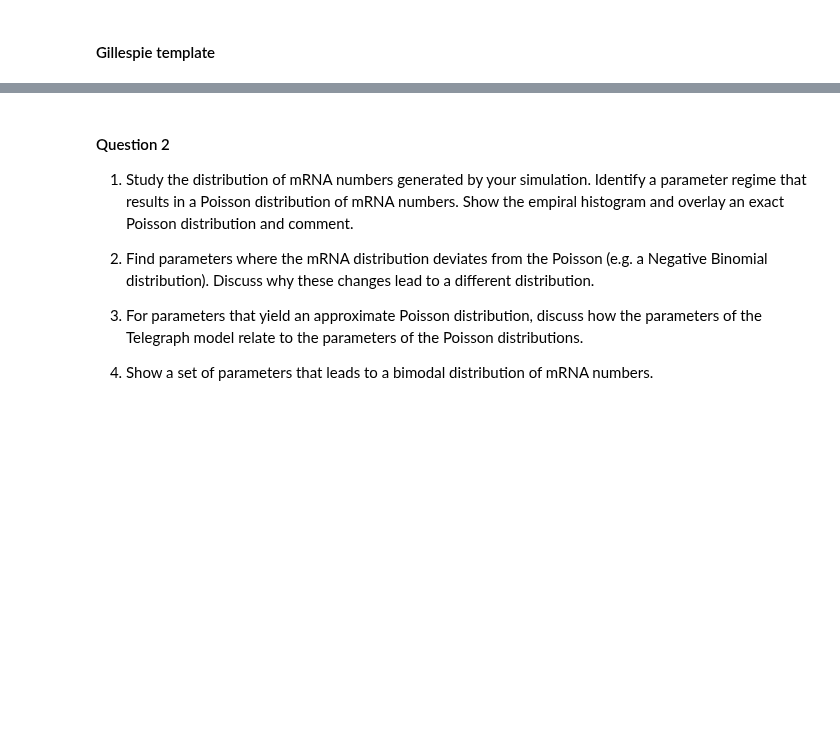
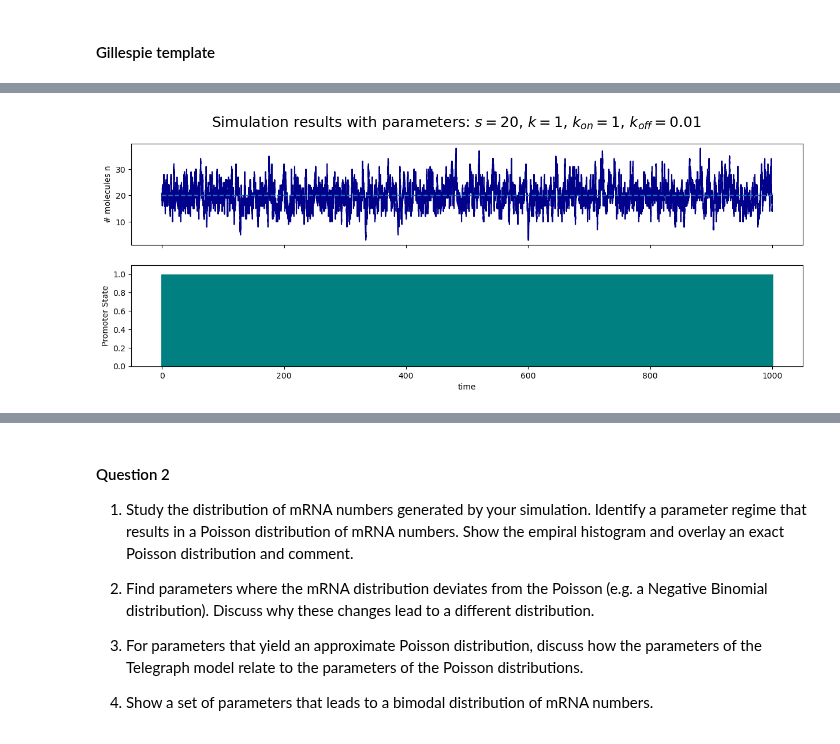
Before and after one commit to morri4shao/Genome-to-Function-class-project3, a Jupyter notebook: Module3_A.ipynb, the cells around one changed output, grey strips where cells are left out. Saved outputs shown, nothing was run; the diff lists cells and outputs as text; code cells hidden in the pictures; blank space fills up the shorter version.

```diff
--- a/Module3_A.ipynb
+++ b/Module3_A.ipynb
@@ -170,0 +178,16 @@ If $k_{off}$, $k_{on} << k$ we reach the slow rate approximation. The cells have
+# %%
+#Parameters for a CONSTANT STOCHASTIC EXPRESSION
+s = 20 # Number of initiations per minute
+k = 1 # Degradation rate, 1/k = 1 min
+k_on  = 1 #Switching on rate, t_off = 1/k_on = 1 min
+k_off = 1/100 #Switching off rate, t_on = 1/k_off = 100 min
+
+parameters = [s, k, k_on, k_off]
+
+# Run Gillespie simulation
+n, g, t = run_gillespie_telegraph(n_0, g_0, parameters, t_end, DT)
+
+# Plot the results
+plot_gillespie_telegraph(n, g, t, parameters="$s=20$, $k=1$, $k_{on}=1$, $k_{off}=0.01$", h_asymp=s/k)
+# %% [output]
+[figure, added]
```
Also changed, not shown: parts of 27 cells of this notebook.
